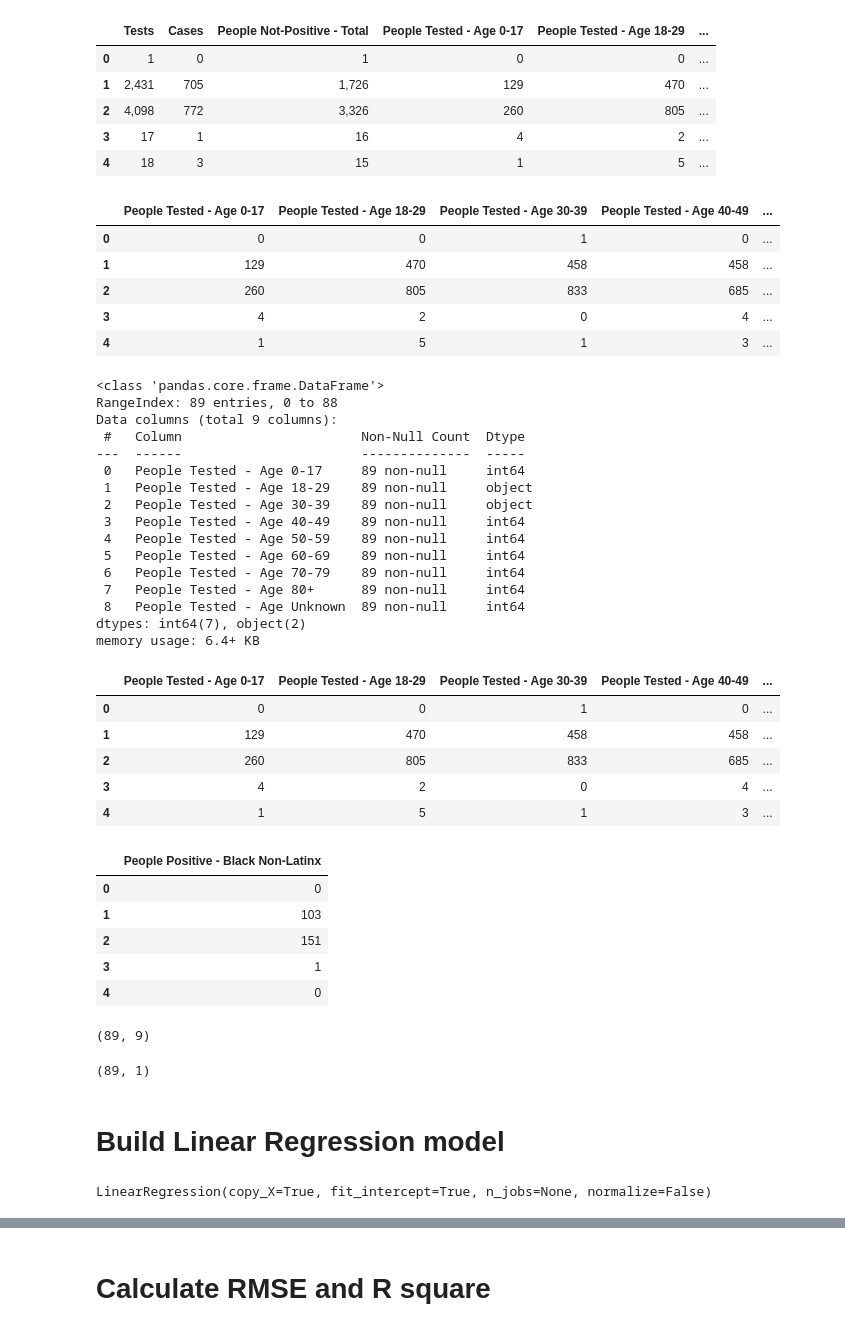
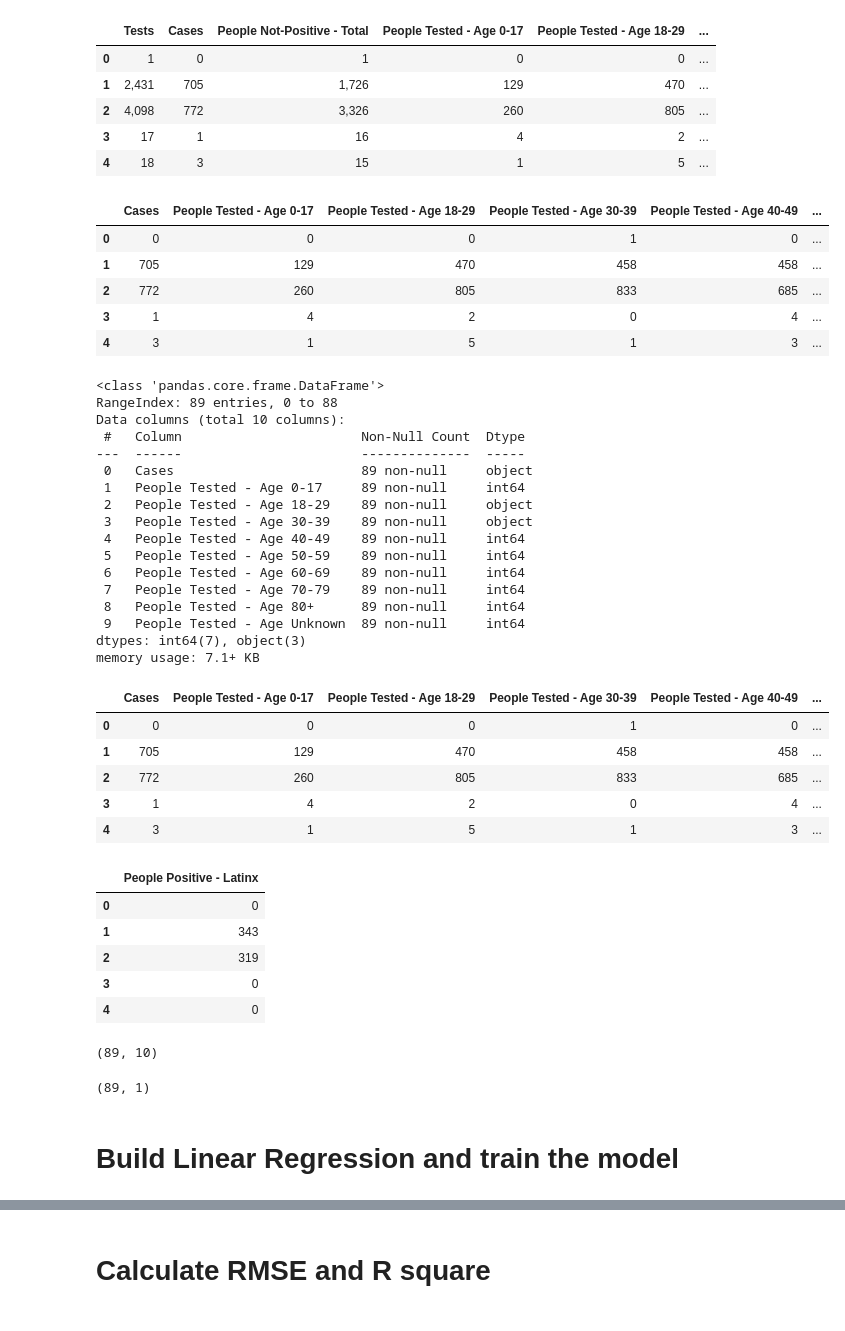
Before and after one commit to Avianou48/Studies, a Jupyter notebook: Python/Advanced_Python/COVID19_Testing_Project.ipynb, the cells around one changed output, grey strips where cells are left out. Cells and saved outputs as stored; diff of their text form; code cells hidden in the pictures.

```diff
--- a/Python/Advanced_Python/COVID19_Testing_Project.ipynb
+++ b/Python/Advanced_Python/COVID19_Testing_Project.ipynb
@@ -92,76 +89,72 @@ df.head()
 | 3 | 17 | 1 | 16 | 4 | 2 | ... |
 | 4 | 18 | 3 | 15 | 1 | 5 | ... |
 # %%
-X = df[['People Tested - Age 0-17', 'People Tested - Age 18-29',
+X = df[['Cases',
+       'People Tested - Age 0-17', 'People Tested - Age 18-29',
        'People Tested - Age 30-39', 'People Tested - Age 40-49',
        'People Tested - Age 50-59', 'People Tested - Age 60-69',
        'People Tested - Age 70-79', 'People Tested - Age 80+',
        'People Tested - Age Unknown']]
 X.head()
 # %% [output]
-|  | People Tested - Age 0-17 | People Tested - Age 18-29 | People Tested - Age 30-39 | People Tested - Age 40-49 | ... |
-| 0 | 0 | 0 | 1 | 0 | ... |
-| 1 | 129 | 470 | 458 | 458 | ... |
-| 2 | 260 | 805 | 833 | 685 | ... |
-| 3 | 4 | 2 | 0 | 4 | ... |
-| 4 | 1 | 5 | 1 | 3 | ... |
+|  | Cases | People Tested - Age 0-17 | People Tested - Age 18-29 | People Tested - Age 30-39 | People Tested - Age 40-49 | ... |
+| 0 | 0 | 0 | 0 | 1 | 0 | ... |
+| 1 | 705 | 129 | 470 | 458 | 458 | ... |
+| 2 | 772 | 260 | 805 | 833 | 685 | ... |
+| 3 | 1 | 4 | 2 | 0 | 4 | ... |
+| 4 | 3 | 1 | 5 | 1 | 3 | ... |
 # %%
 X.info()
 # %% [output]
 <class 'pandas.core.frame.DataFrame'>
 RangeIndex: 89 entries, 0 to 88
-Data columns (total 9 columns):
+Data columns (total 10 columns):
  #   Column                       Non-Null Count  Dtype
 ---  ------                       --------------  -----
- 0   People Tested - Age 0-17     89 non-null     int64
- 1   People Tested - Age 18-29    89 non-null     object
- 2   People Tested - Age 30-39    89 non-null     object
- 3   People Tested - Age 40-49    89 non-null     int64
- 4   People Tested - Age 50-59    89 non-null     int64
- 5   People Tested - Age 60-69    89 non-null     int64
- 6   People Tested - Age 70-79    89 non-null     int64
- 7   People Tested - Age 80+      89 non-null     int64
- 8   People Tested - Age Unknown  89 non-null     int64
-dtypes: int64(7), object(2)
-memory usage: 6.4+ KB
+ 0   Cases                        89 non-null     object
+ 1   People Tested - Age 0-17     89 non-null     int64
+ 2   People Tested - Age 18-29    89 non-null     object
+ 3   People Tested - Age 30-39    89 non-null     object
+ 4   People Tested - Age 40-49    89 non-null     int64
+ 5   People Tested - Age 50-59    89 non-null     int64
+ 6   People Tested - Age 60-69    89 non-null     int64
+ 7   People Tested - Age 70-79    89 non-null     int64
+ 8   People Tested - Age 80+      89 non-null     int64
+ 9   People Tested - Age Unknown  89 non-null     int64
+dtypes: int64(7), object(3)
+memory usage: 7.1+ KB
 # %%
 # removing commas from numerics value
 X = X.replace(',','', regex=True)
 X.head()
 # %% [output]
-|  | People Tested - Age 0-17 | People Tested - Age 18-29 | People Tested - Age 30-39 | People Tested - Age 40-49 | ... |
-| 0 | 0 | 0 | 1 | 0 | ... |
-| 1 | 129 | 470 | 458 | 458 | ... |
-| 2 | 260 | 805 | 833 | 685 | ... |
-| 3 | 4 | 2 | 0 | 4 | ... |
-| 4 | 1 | 5 | 1 | 3 | ... |
+|  | Cases | People Tested - Age 0-17 | People Tested - Age 18-29 | People Tested - Age 30-39 | People Tested - Age 40-49 | ... |
+| 0 | 0 | 0 | 0 | 1 | 0 | ... |
+| 1 | 705 | 129 | 470 | 458 | 458 | ... |
+| 2 | 772 | 260 | 805 | 833 | 685 | ... |
+| 3 | 1 | 4 | 2 | 0 | 4 | ... |
+| 4 | 3 | 1 | 5 | 1 | 3 | ... |
 # %%
-y= df[['People Positive - Black Non-Latinx']]
+y= df[['People Positive - Latinx']]
 y.head()
 # %% [output]
-|  | People Positive - Black Non-Latinx |
+|  | People Positive - Latinx |
 | 0 | 0 |
-| 1 | 103 |
-| 2 | 151 |
-| 3 | 1 |
+| 1 | 343 |
+| 2 | 319 |
+| 3 | 0 |
 | 4 | 0 |
 # %%
 X.shape
 # %% [output]
-(89, 9)
+(89, 10)
 # %%
 y.shape
 # %% [output]
 (89, 1)
 # %% [markdown]
-# Build Linear Regression model
+# Build Linear Regression and train the model
 # %%
 # import the library for linear regression
 from sklearn.linear_model import LinearRegression
 linReg = LinearRegression()
-# %%
-# checking if there is a relationship between X and y.
-# fit the data into the estimator
-linReg.fit(X,y)
-# %% [output]
-LinearRegression(copy_X=True, fit_intercept=True, n_jobs=None, normalize=False)
```
Also changed, not shown: parts of 34 cells of this notebook.
